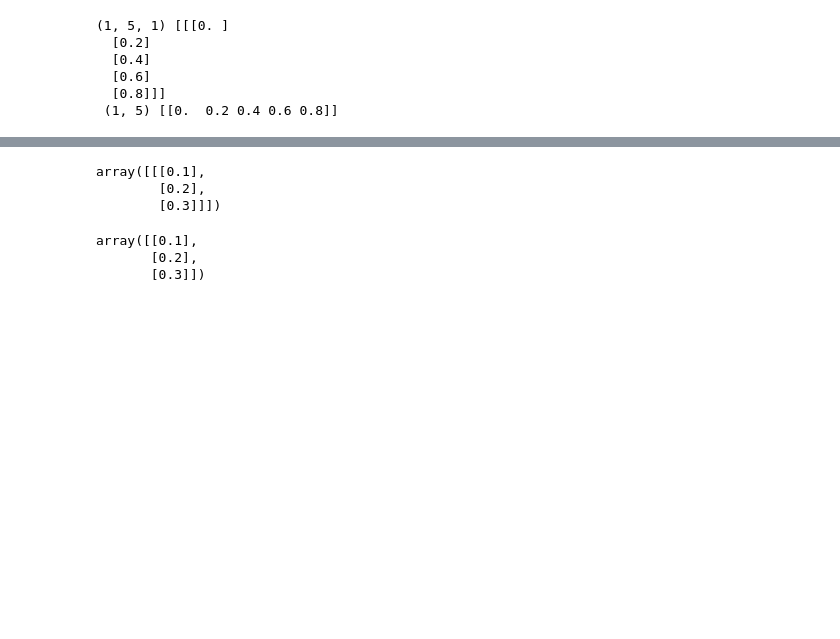
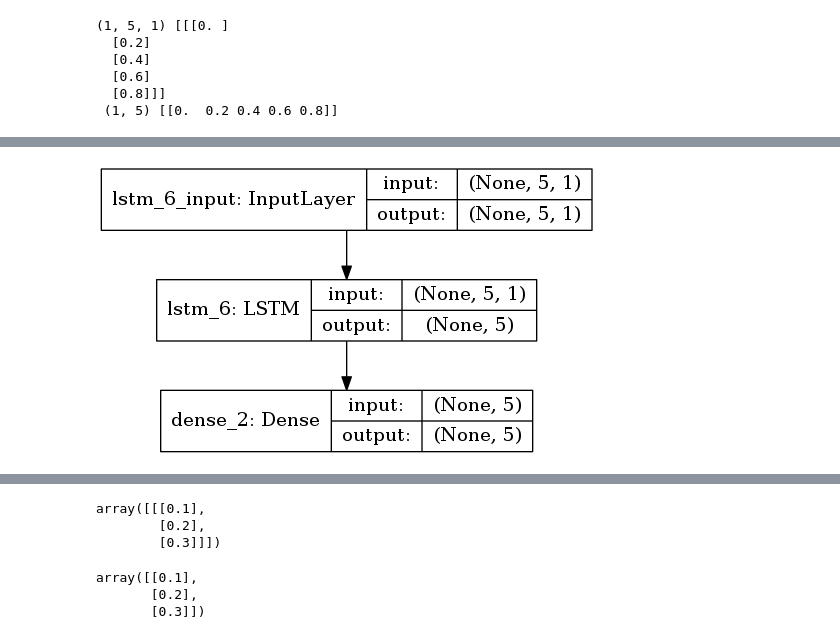
Before and after one commit to benhoyle/benhoyle.github.io-src, a Jupyter notebook: content/notebooks/title_generation/Learning about LSTMs in Keras.ipynb, the cells around one changed output, grey strips where cells are left out. Saved outputs shown, nothing was run; the diff lists cells and outputs as text; code cells hidden in the pictures; blank space fills up the shorter version.

```diff
--- a/content/notebooks/title_generation/Learning about LSTMs in Keras.ipynb
+++ b/content/notebooks/title_generation/Learning about LSTMs in Keras.ipynb
@@ -172,6 +184,12 @@ Trainable params: 170
 Non-trainable params: 0
 _________________________________________________________________
 None
+# %%
+from keras.utils.vis_utils import model_to_dot
+from IPython.display import Image
+Image(model_to_dot(model, show_shapes=True).create_png(prog='dot'))
+# %% [output]
+[figure, added]
 # %%
 # train LSTM
 model.fit(X, y, epochs=500, batch_size=1, verbose=2)
```
Also changed, not shown: parts of 17 cells of this notebook, 9 other files.
